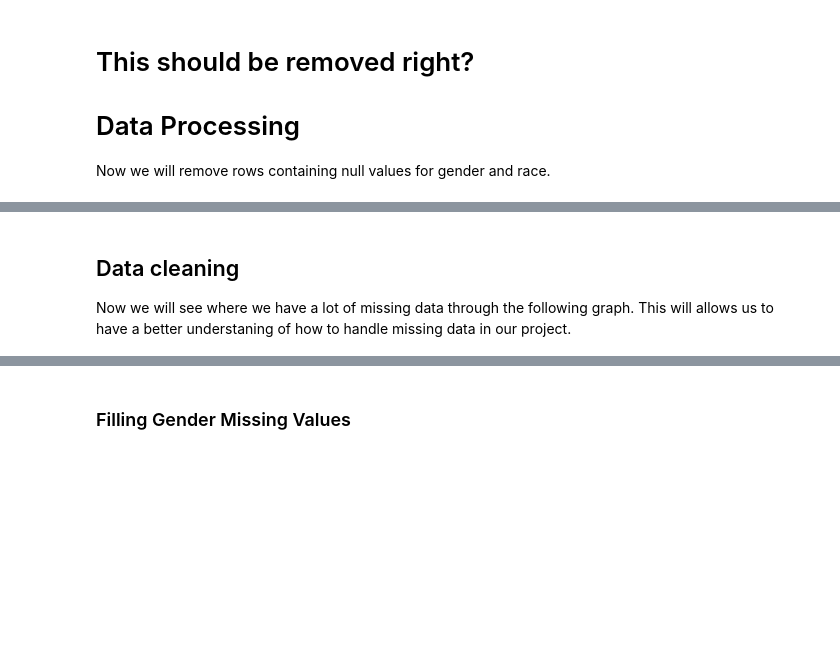
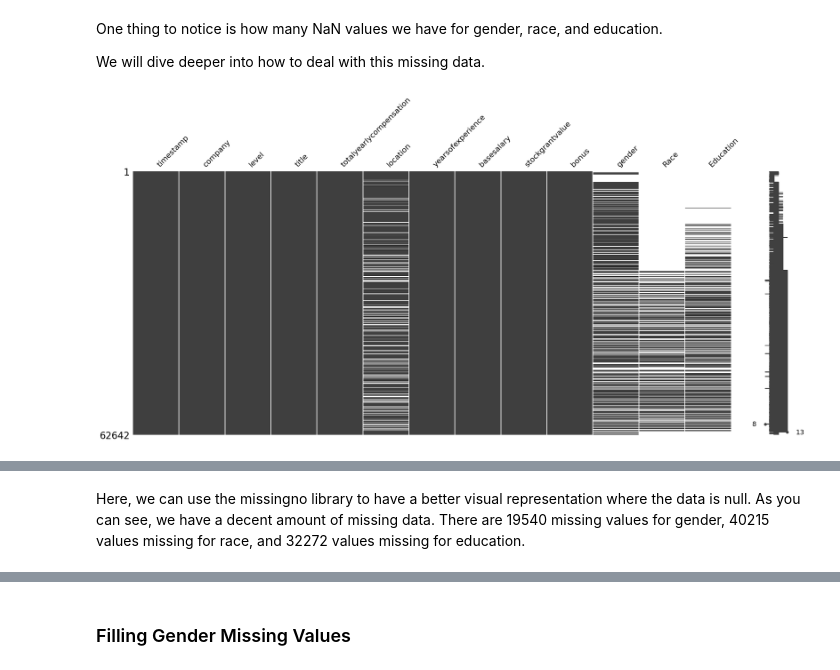
Before and after one commit to oherre11-afk/CMSC320-Final-Project, a Jupyter notebook: final.ipynb, the cells around one changed output, grey strips where cells are left out. Cells and saved outputs as stored; diff of their text form; code cells hidden in the pictures; blank space fills up the shorter version.

```diff
--- a/final.ipynb
+++ b/final.ipynb
@@ -74,12 +129,10 @@ print(db)
 # %% [markdown]
-<h1>This should be removed right?</h1>
-<h1> Data Processing </h1>
+One thing to notice is how many NaN values we have for gender, race, and education.
 
-Now we will remove rows containing null values for gender and race.
+We will dive deeper into how to deal with this missing data.
 # %%
-dbf_gender = db[db['gender'].isnull() == False]
-
-dbf_race = db[db['Race'].isnull() == False]
-
-print(dbf_race)
+msno.matrix(db)
+plt.show()
+db.isna().sum()
 # %% [output]
+[figure, added]
@@ -103,4 +153,2 @@ print(dbf_race)
 # %% [markdown]
-<h2> Data cleaning </h2>
-Now we will see where we have a lot of missing data through the following graph. This will allows us to have a better
-understaning of how to handle missing data in our project.
+Here, we can use the missingno library to have a better visual representation where the data is null. As you can see, we have a decent amount of missing data. There are 19540 missing values for gender, 40215 values missing for race, and 32272 values missing for education.
```
Also changed, not shown: parts of 79 cells of this notebook, 16 other files.
